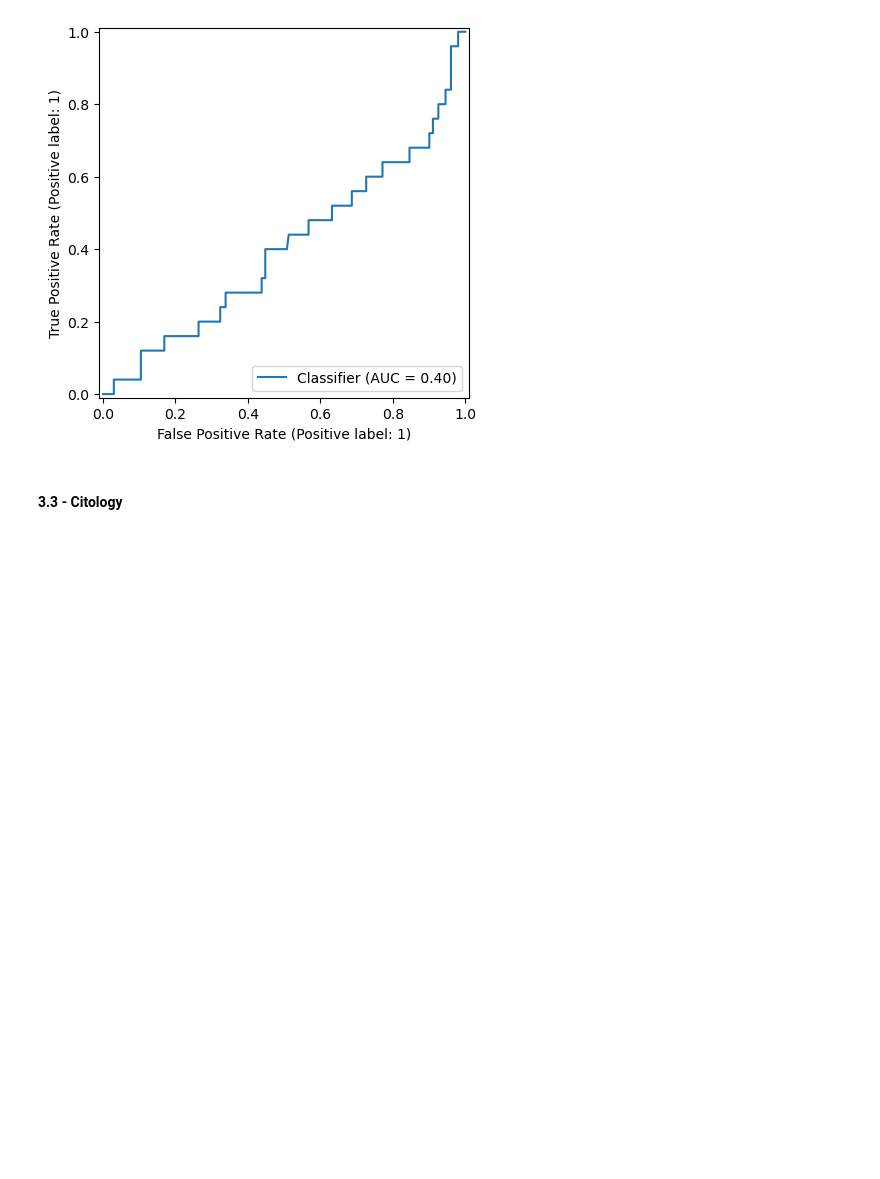
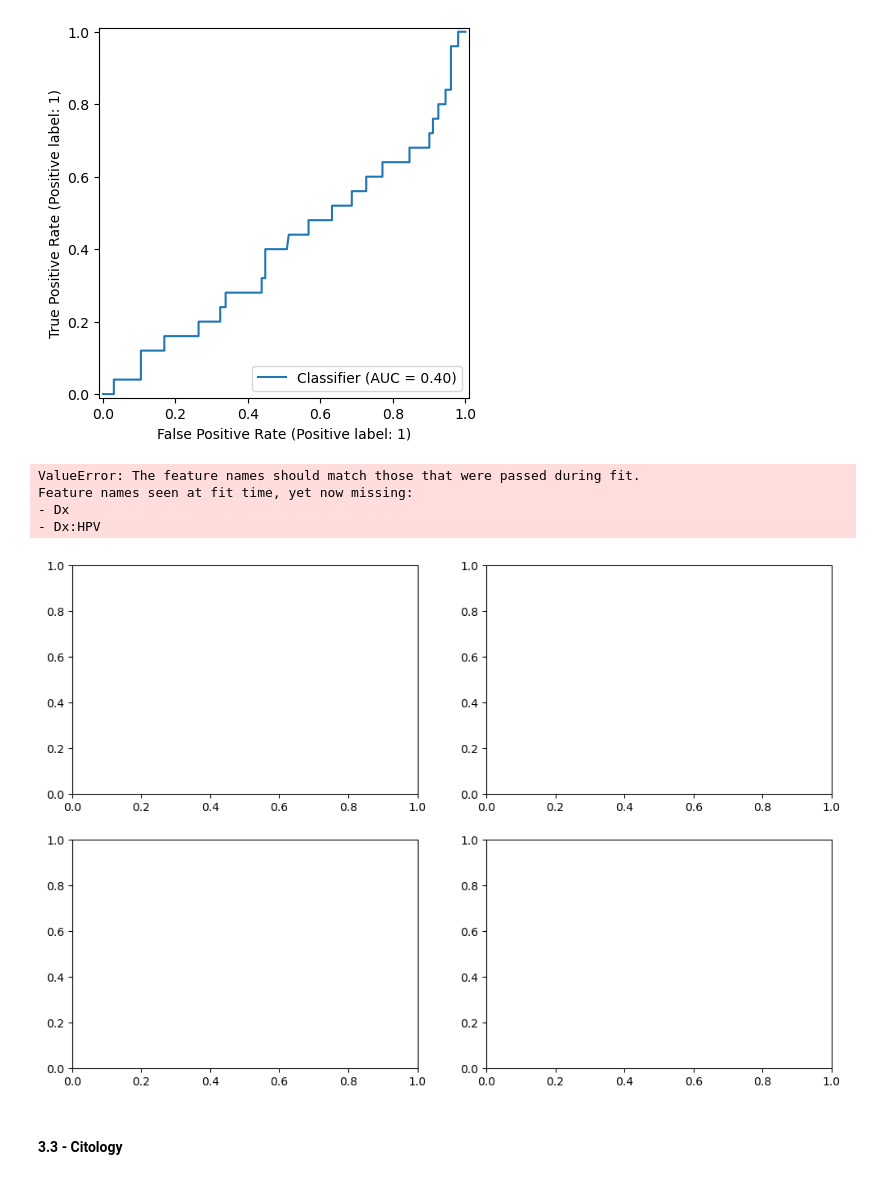
Before and after one commit to PedroC12804/Projeto-AAEB, a Jupyter notebook: Projeto .ipynb, the cells around one changed output. Saved outputs shown, nothing was run; the diff lists cells and outputs as text; code cells hidden in the pictures; blank space fills up the shorter version.

```diff
--- a/Projeto .ipynb
+++ b/Projeto .ipynb
@@ -958,3 +964,11 @@ schiller_results #é um dicionário que tem {nome: [df com as métricas, model i
 [figure]
 [figure]
 [figure]
+# %%
+confusion_matrix_visual('Schiller',schiller_results)
+# %% [output]
+ValueError: The feature names should match those that were passed during fit.
+Feature names seen at fit time, yet now missing:
+- Dx
+- Dx:HPV
+[figure, added]
```
Also changed, not shown: parts of 21 cells of this notebook.
